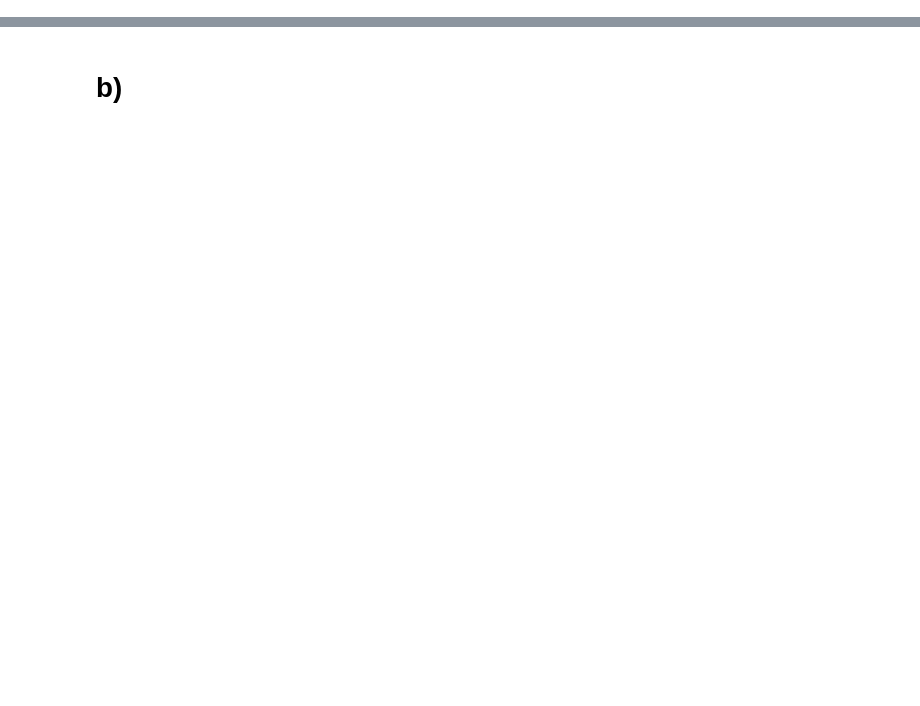
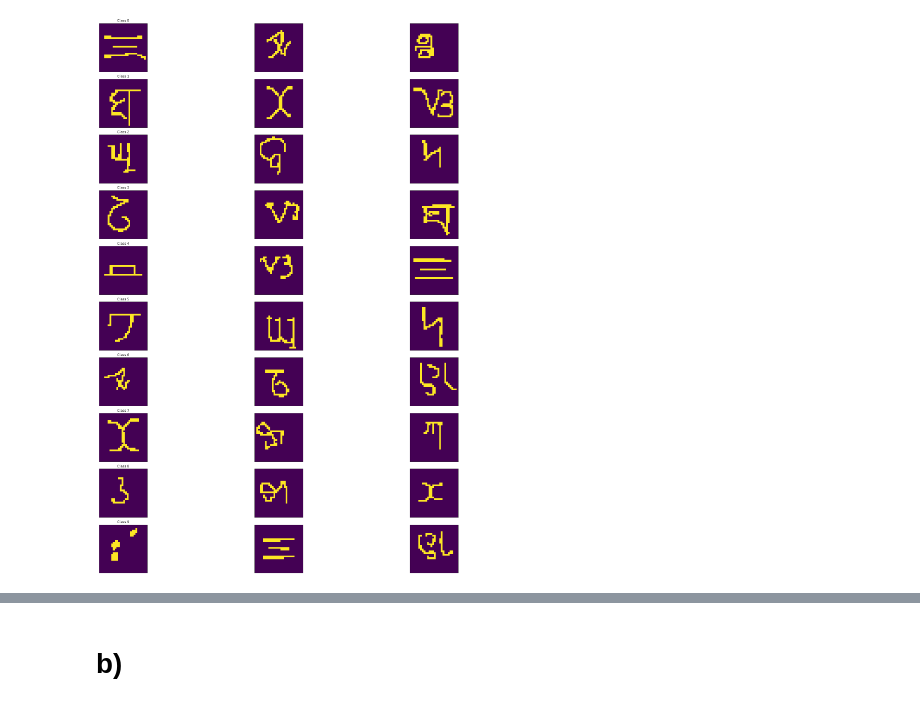
Before and after one commit to LecJackS/CS-330-Deep-Multi-Task-and-Meta-Learning, a Jupyter notebook: Homework 1 - Step by step.ipynb, the cells around one changed output, grey strips where cells are left out. Drawn from its saved outputs; the diff is of its cells as text; code cells hidden in the pictures; blank space fills up the shorter version.

```diff
--- a/Homework 1 - Step by step.ipynb
+++ b/Homework 1 - Step by step.ipynb
@@ -101,4 +138,4 @@ class DataGenerator(object):
         return all_image_batches, all_label_batches
 # %%
 c = {'data_folder':'./'}
-data = DataGenerator(5, 1, 16)
+data = DataGenerator(20, 3)
@@ -112,4 +151,4 @@ Batch of labels of shape: (10, 1, 5, 5)
 # %%
-for i in range(5):
+for i in range(10):
     print(labels[0,0,i])
 # %% [output]
@@ -121,7 +165,2 @@ for i in range(5):
 # %%
 import matplotlib.pyplot as plt
-# %%
-for i in range(5):
-    print("Class: ", labels[0,0,i])
-    plt.imshow(images[0,0,i].reshape((28,28)))
-    plt.show()
@@ -139,3 +167,22 @@ Class:  [0. 0. 0. 0. 1.]
+# %%
+%matplotlib inline
+f, axarr = plt.subplots(10, 3, figsize=(28,28), sharex='all', sharey='all')
+for i in range(10):
+    #print("Class: ", labels[0,0,i])
+    #plt.imshow(images[0,0,i].reshape((28,28)))
+    axarr[i,0].set_title("Class {}".format(i))
+    axarr[i,0].imshow(images[0,0,i].reshape((28,28)))
+    axarr[i,1].imshow(images[0,1,i].reshape((28,28)))
+    axarr[i,2].imshow(images[0,2,i].reshape((28,28)))
+
+plt.xticks([], [])
+plt.yticks([], [])
+plt.tight_layout(pad=0.1)
+f.subplots_adjust(hspace=0.15)
+
+plt.show()
+# %% [output]
+[figure, added]
 # %%
 print("# samples per class:", data.num_samples_per_class)
 print("# classes:",  data.num_classes)
```
Also changed, not shown: parts of 18 cells of this notebook, 1 other file.
